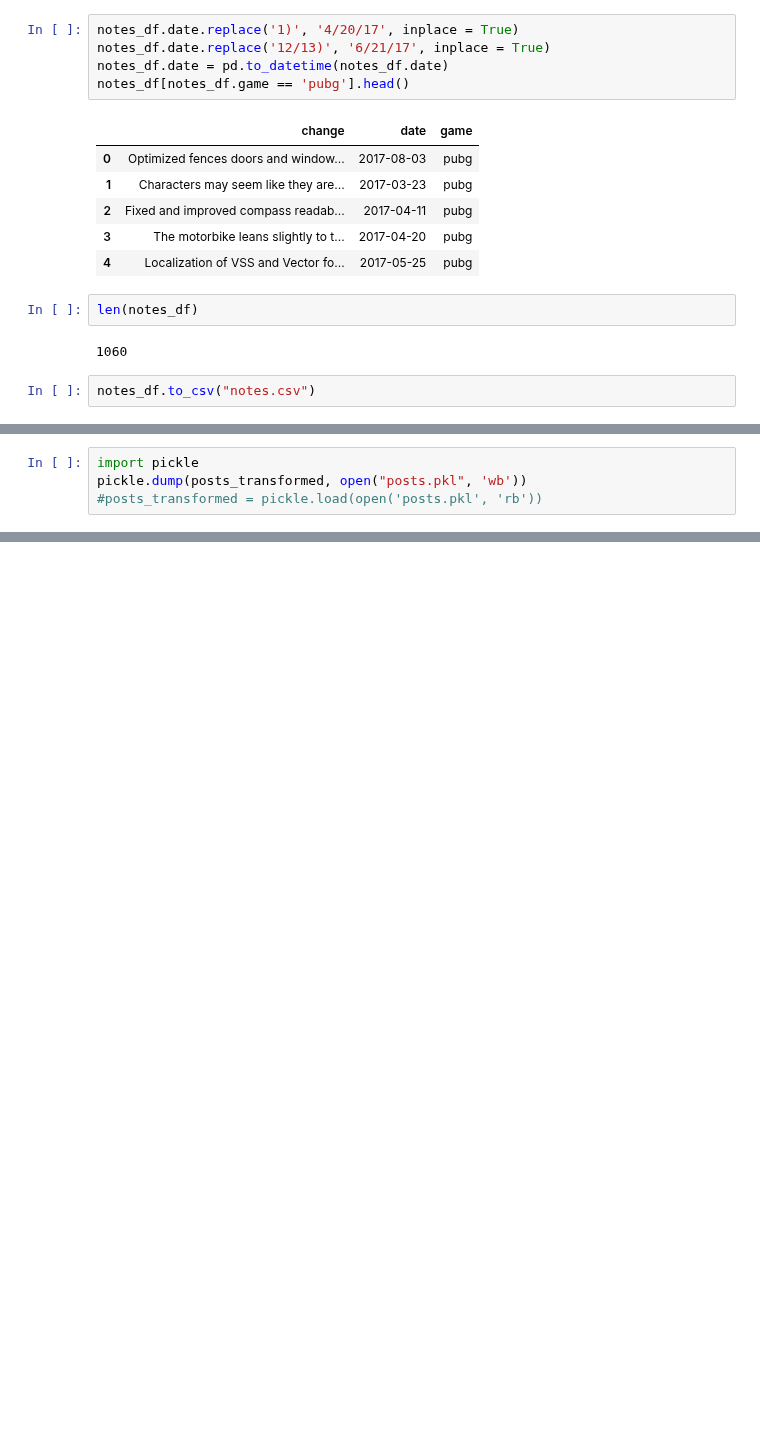
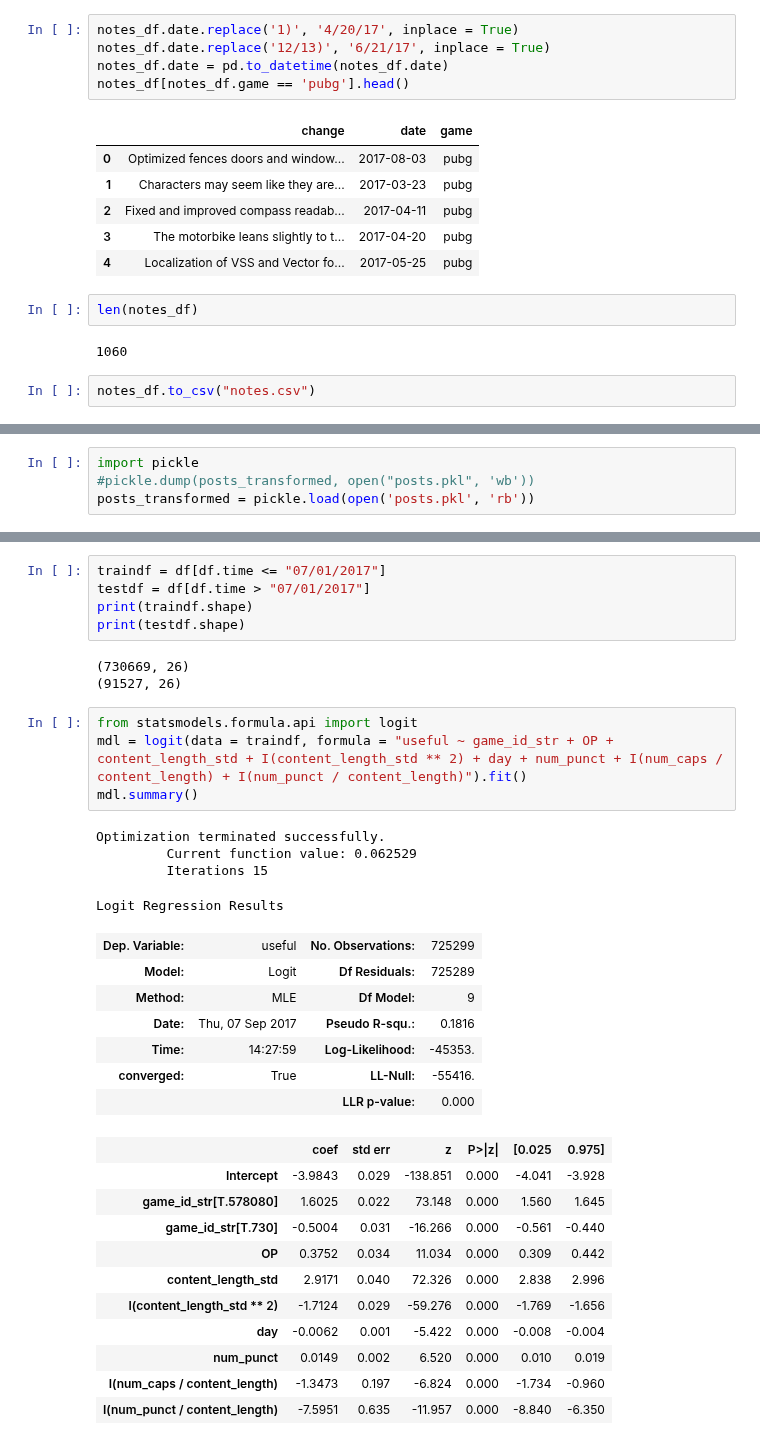
Before and after one commit to johink/Ambient, a Jupyter notebook: EDA+Modeling.ipynb, the cells around one changed output, grey strips where cells are left out. Saved outputs shown, nothing was run; the diff lists cells and outputs as text; blank space fills up the shorter version.

```diff
--- a/EDA.ipynb
+++ b/EDA+Modeling.ipynb
@@ -320,5 +348,5 @@ csgo
 pubg
 # %%
 import pickle
-pickle.dump(posts_transformed, open("posts.pkl", 'wb'))
-#posts_transformed = pickle.load(open('posts.pkl', 'rb'))
+#pickle.dump(posts_transformed, open("posts.pkl", 'wb'))
+posts_transformed = pickle.load(open('posts.pkl', 'rb'))
@@ -407,0 +401,35 @@ len(df)
+# %%
+traindf = df[df.time <= "07/01/2017"]
+testdf = df[df.time > "07/01/2017"]
+print(traindf.shape)
+print(testdf.shape)
+# %% [output]
+(730669, 26)
+(91527, 26)
+# %%
+from statsmodels.formula.api import logit
+mdl = logit(data = traindf, formula = "useful ~ game_id_str + OP + content_length_std + I(content_length_std ** 2) + day + num_punct + I(num_caps / content_length) + I(num_punct / content_length)").fit()
+mdl.summary()
+# %% [output]
+Optimization terminated successfully.
+         Current function value: 0.062529
+         Iterations 15
+Logit Regression Results
+| Dep. Variable: | useful | No. Observations: | 725299 |
+| Model: | Logit | Df Residuals: | 725289 |
+| Method: | MLE | Df Model: | 9 |
+| Date: | Thu, 07 Sep 2017 | Pseudo R-squ.: | 0.1816 |
+| Time: | 14:27:59 | Log-Likelihood: | -45353. |
+| converged: | True | LL-Null: | -55416. |
+|  |  | LLR p-value: | 0.000 |
+|  | coef | std err | z | P>|z| | [0.025 | 0.975] |
+| Intercept | -3.9843 | 0.029 | -138.851 | 0.000 | -4.041 | -3.928 |
+| game_id_str[T.578080] | 1.6025 | 0.022 | 73.148 | 0.000 | 1.560 | 1.645 |
+| game_id_str[T.730] | -0.5004 | 0.031 | -16.266 | 0.000 | -0.561 | -0.440 |
+| OP | 0.3752 | 0.034 | 11.034 | 0.000 | 0.309 | 0.442 |
+| content_length_std | 2.9171 | 0.040 | 72.326 | 0.000 | 2.838 | 2.996 |
+| I(content_length_std ** 2) | -1.7124 | 0.029 | -59.276 | 0.000 | -1.769 | -1.656 |
+| day | -0.0062 | 0.001 | -5.422 | 0.000 | -0.008 | -0.004 |
+| num_punct | 0.0149 | 0.002 | 6.520 | 0.000 | 0.010 | 0.019 |
+| I(num_caps / content_length) | -1.3473 | 0.197 | -6.824 | 0.000 | -1.734 | -0.960 |
+| I(num_punct / content_length) | -7.5951 | 0.635 | -11.957 | 0.000 | -8.840 | -6.350 |
```
Also changed, not shown: parts of 13 cells of this notebook, 1 other file.
